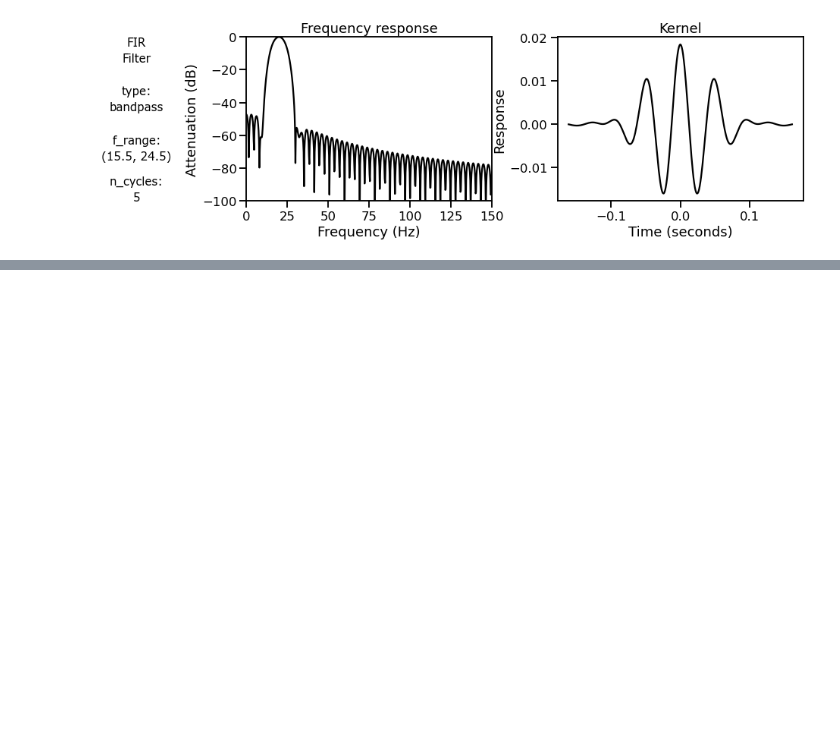
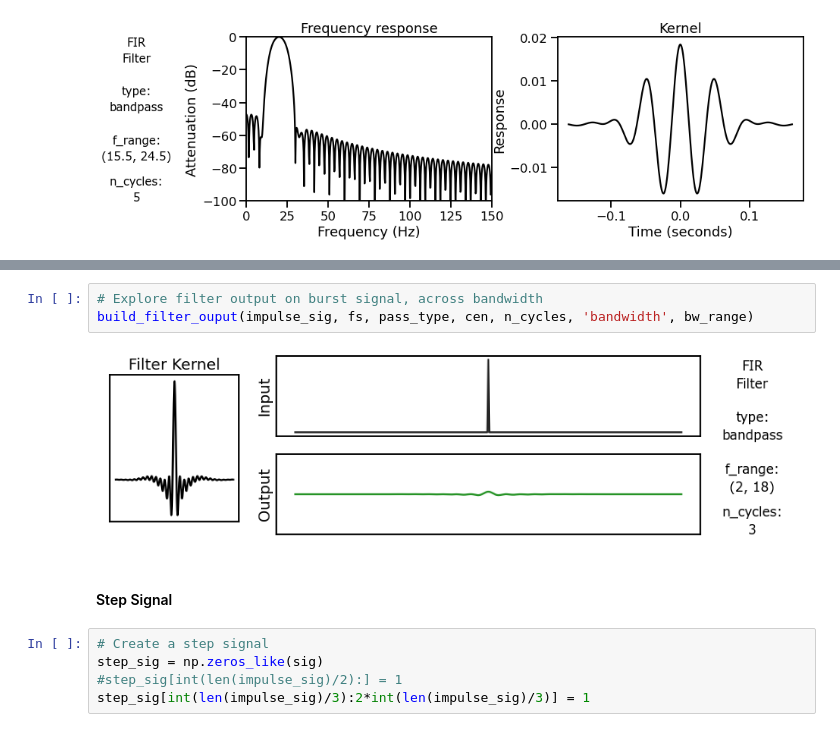
Before and after one commit to TomDonoghue/SigViz, a Jupyter notebook: notebooks/04-filters.ipynb, the cells around one changed output, grey strips where cells are left out. Saved outputs shown, nothing was run; the diff lists cells and outputs as text; blank space fills up the shorter version.

```diff
--- a/notebooks/04-filters.ipynb
+++ b/notebooks/04-filters.ipynb
@@ -261,0 +285,12 @@ ToDo.
+# %%
+# Explore filter output on burst signal, across bandwidth
+build_filter_ouput(impulse_sig, fs, pass_type, cen, n_cycles, 'bandwidth', bw_range)
+# %% [output]
+[figure, added]
+# %% [markdown]
+#### Step Signal
+# %%
+# Create a step signal
+step_sig = np.zeros_like(sig)
+#step_sig[int(len(impulse_sig)/2):] = 1
+step_sig[int(len(impulse_sig)/3):2*int(len(impulse_sig)/3)] = 1
```
Also changed, not shown: parts of 18 cells of this notebook.
